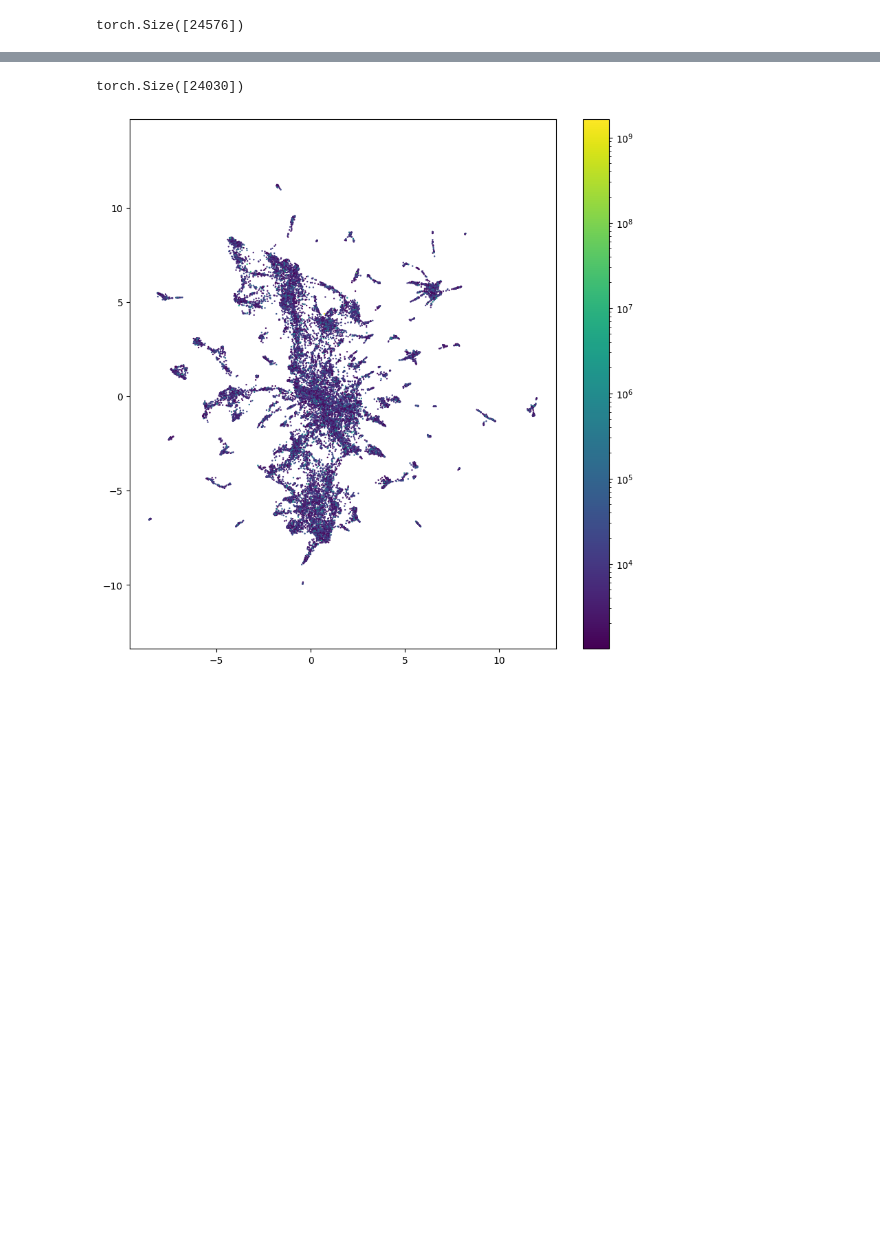
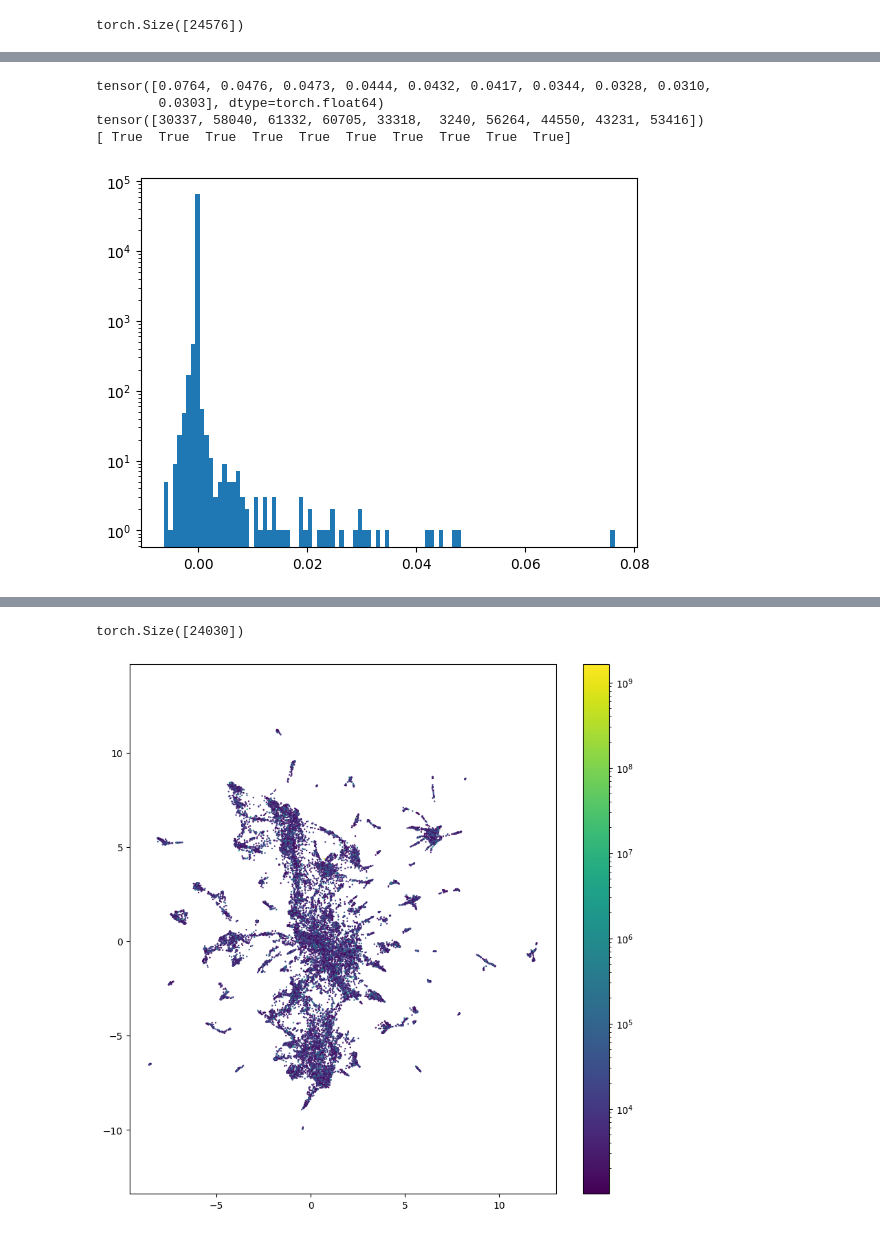
Before and after one commit to Lewington-pitsos/sae_vit, a Jupyter notebook: pad.ipynb, the cells around one changed output, grey strips where cells are left out. Saved outputs shown, nothing was run; the diff lists cells and outputs as text; code cells hidden in the pictures; blank space fills up the shorter version.

```diff
--- a/pad.ipynb
+++ b/pad.ipynb
@@ -88,3 +92,21 @@ plt.yscale('log')
+# %%
+ps = np.array(ps)
+corrs = np.array(corrs)
+
+vals, idx = torch.topk(torch.tensor(corrs), 10, largest=True)
+
+print(vals)
+print(idx)
+print(ps[idx] < 0.001)
+
+plt.hist(corrs, bins=100)
+plt.yscale('log')
+# %% [output]
+tensor([0.0764, 0.0476, 0.0473, 0.0444, 0.0432, 0.0417, 0.0344, 0.0328, 0.0310,
+        0.0303], dtype=torch.float64)
+tensor([30337, 58040, 61332, 60705, 33318,  3240, 56264, 44550, 43231, 53416])
+[ True  True  True  True  True  True  True  True  True  True]
+[figure, added]
 # %%
 corrs = np.array(corrs)
 
```
Also changed, not shown: parts of 16 cells of this notebook, 1 other file.
